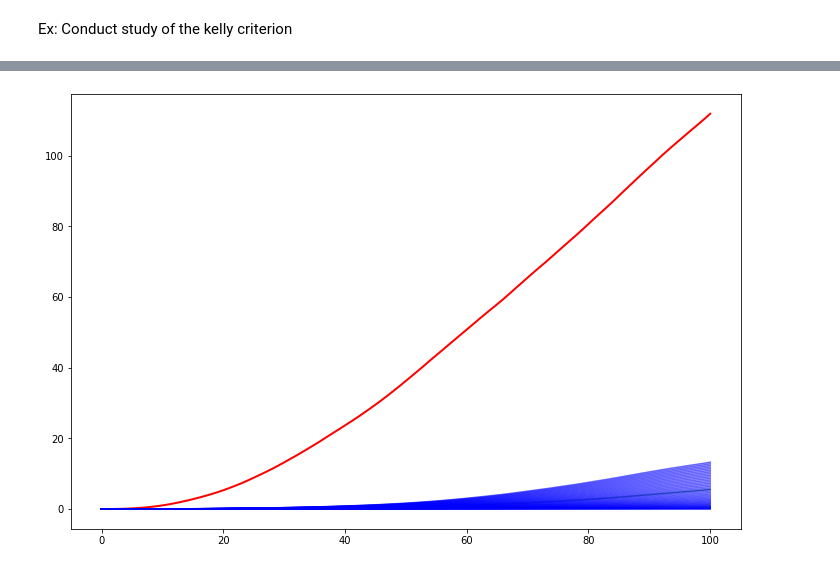
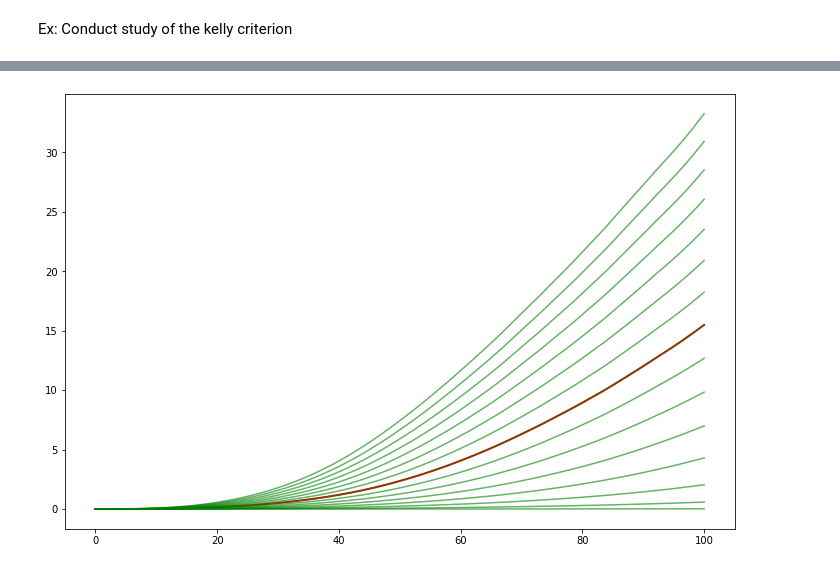
Before and after one commit to RoetGer/decisions-under-uncertainty, a Jupyter notebook: solved_problems.ipynb, the cells around one changed output, grey strips where cells are left out. Drawn from its saved outputs; the diff is of its cells as text; code cells hidden in the pictures.

Commit message:
Add another kelly criterion example

```diff
--- a/solved_problems.ipynb
+++ b/solved_problems.ipynb
@@ -1142,9 +1142,13 @@ Ex: Conduct study of the kelly criterion
 r = 0.0
 
 
-mu = 0.00001
-sigma = 0.03
+mu = 0.1
+sigma = 3
 
-kelly = (mu - r) / sigma**2
+# In space of the lognormal distribution
+mu_logn = np.exp(mu + sigma**2/2)
+sigma_logn = np.sqrt((np.exp(sigma**2) - 1)*(2*mu + sigma**2))
+
+kelly = (mu_logn - r) / sigma_logn**2
 kelly
 # %% [output]
@@ -1213,0 +1223,6 @@ for i in range(1, 41):
+# %%
+mu = 0.0002
+sd = 0.02
+
+kelly = mu / sd**2
+kelly
@@ -1213,0 +1231,22 @@ for i in range(1, 41):
+# %%
+import numpy as np
+
+np.random.seed(5)
+time_points = 100
+
+
+rws = 1 + np.random.normal(loc=mu, scale=sd, size=(10000, time_points))
+rws = np.cumprod(rws, axis=1)
+# %%
+bet_fracs = [kelly] + np.linspace(0.01, 0.99, num=15).tolist()
+
+res_lst = []
+
+for bet_frac in bet_fracs:
+
+  wealth = np.ones(shape=(10000, time_points+1))
+
+  for i in range(wealth.shape[1] - 1):
+    wealth[:,i+1] = (1 - bet_frac)*wealth[:,i] + bet_frac*wealth[:,i]*rws[:,i]
+
+  res_lst.append(wealth.mean(axis=0))
@@ -1214,8 +1272,8 @@ for i in range(1, 41):
 # %%
+res = np.stack(res_lst, axis=1)
+
 figure = plt.figure(figsize=(12, 8))
 plt.plot(np.log(res[:,0]), color='red', linewidth=2)
-plt.plot(np.log(res[:,23]), color='green', alpha=0.6);
-for i in range(1, 41):
-  plt.plot(np.log(res[:,i]), color='blue', alpha=0.6);
+plt.plot(np.log(res[:,1:]), color='green', alpha=0.6);
 # %% [output]
-[figure, old version]
+[figure, new version]
```
Also changed, not shown: parts of 12 cells of this notebook.
